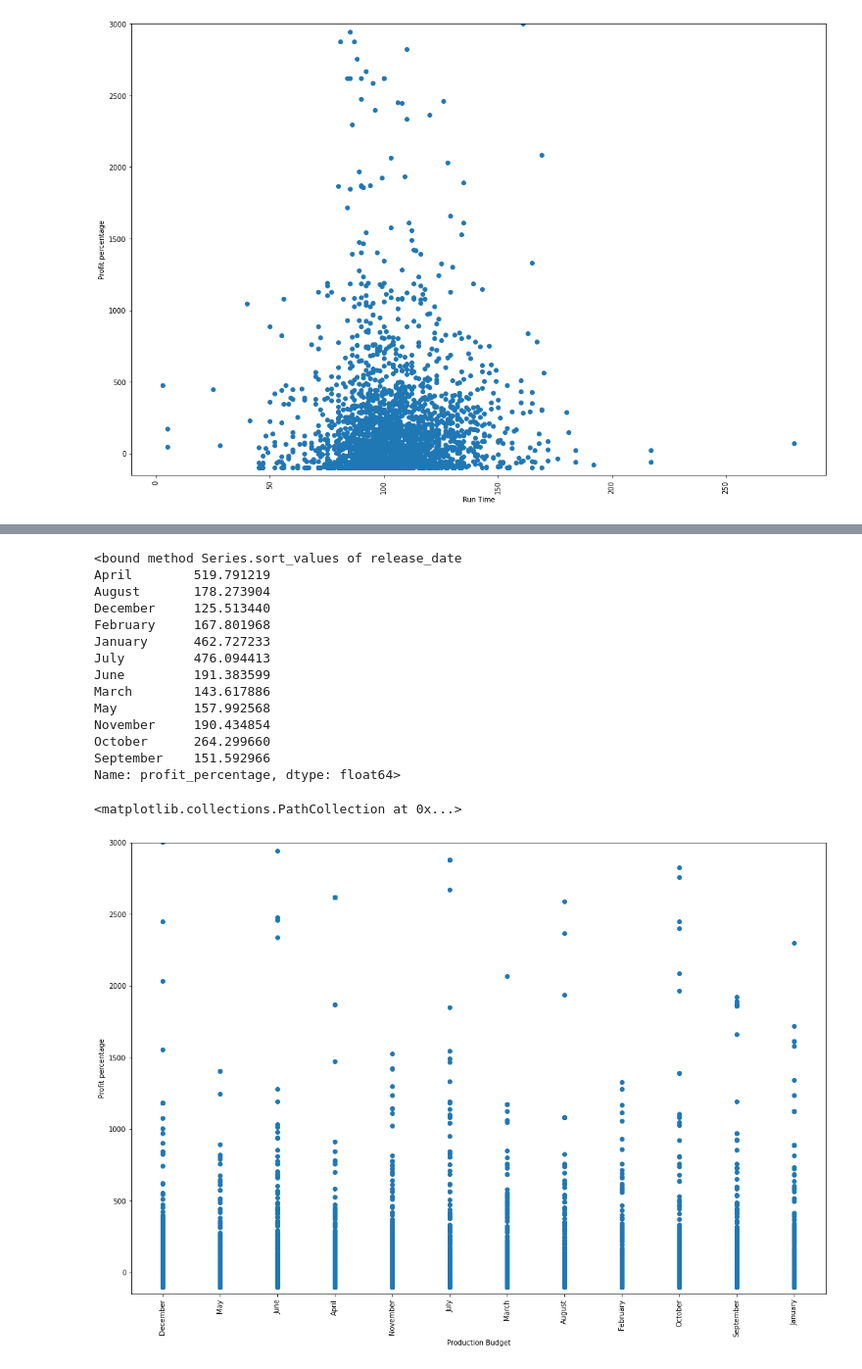
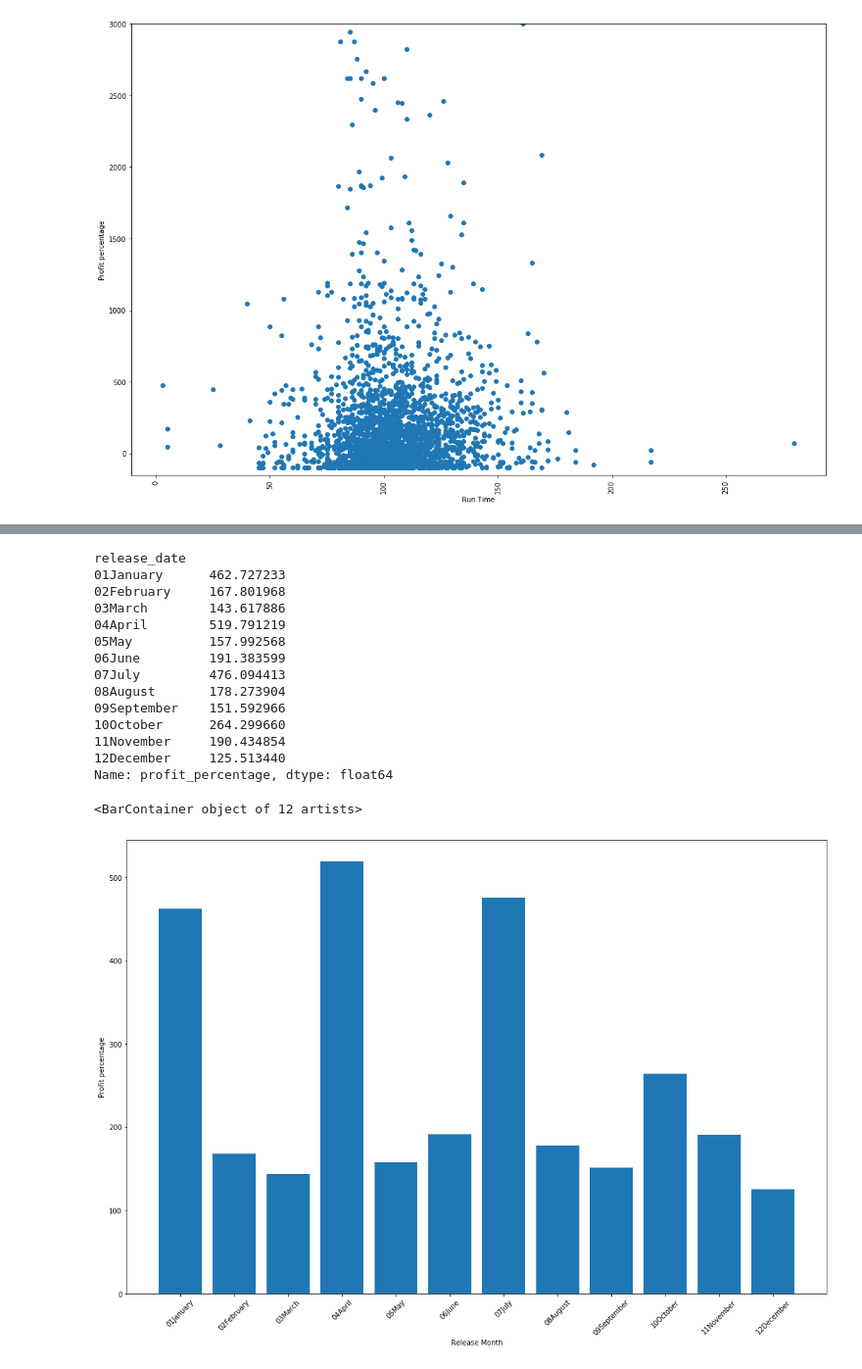
Before and after one commit to bagnine/moviedata, a Jupyter notebook: moviedata.ipynb, the cells around one changed output, grey strips where cells are left out. Shown at 98% size. Cells and saved outputs as stored; diff of their text form; code cells hidden in the pictures.

```diff
--- a/moviedata.ipynb
+++ b/moviedata.ipynb
@@ -229,2 +229,0 @@ budgets.rename(columns= {'movie': 'primary_title'}, inplace= True)
-# %%
-maindf = budgets.merge(titlerate, on= 'primary_title', how= 'inner')
@@ -296,36 +289,35 @@ plt.scatter(x,y)
 # %%
 #calculating monthly average profit percentage to see which month is most profitable
-maindf_monthnet = maindf.groupby(maindf['release_date'].dt.strftime('%B'))['profit_percentage'].mean().sort_values
+maindf_monthnet = maindf.groupby(maindf['release_date'].dt.strftime('%m%B'))['profit_percentage'].mean().sort_index()
 maindf_monthnet
 # %% [output]
-<bound method Series.sort_values of release_date
-April        519.791219
-August       178.273904
-December     125.513440
-February     167.801968
-January      462.727233
-July         476.094413
-June         191.383599
-March        143.617886
-May          157.992568
-November     190.434854
-October      264.299660
-September    151.592966
-Name: profit_percentage, dtype: float64>
+release_date
+01January      462.727233
+02February     167.801968
+03March        143.617886
+04April        519.791219
+05May          157.992568
+06June         191.383599
+07July         476.094413
+08August       178.273904
+09September    151.592966
+10October      264.299660
+11November     190.434854
+12December     125.513440
+Name: profit_percentage, dtype: float64
 # %%
-#convert to a bargraph? and then change x to be chronologically in order
 fig, ax = plt.subplots(figsize= (18, 12))
-x= maindf['release_date'].dt.strftime('%B')
-y= maindf['profit_percentage']
+x= maindf_monthnet.keys()
+y= maindf_monthnet
 
-ax.set_xlabel('Production Budget')
+ax.set_xlabel('Release Month')
 ax.set_ylabel('Profit percentage')
-plt.xticks(rotation= 90)
-ax.set_ylim(-150, 3000)
-plt.scatter(x,y)
+plt.xticks(rotation= 45)
+# ax.set_ylim(-150, 3000)
+plt.bar(x,y)
 # %% [output]
-<matplotlib.collections.PathCollection at 0x...>
+<BarContainer object of 12 artists>
-[figure, old version]
+[figure, new version]
 # %%
 # A couple of things to note since the last push-
 
```
Also changed, not shown: parts of 16 cells of this notebook.
